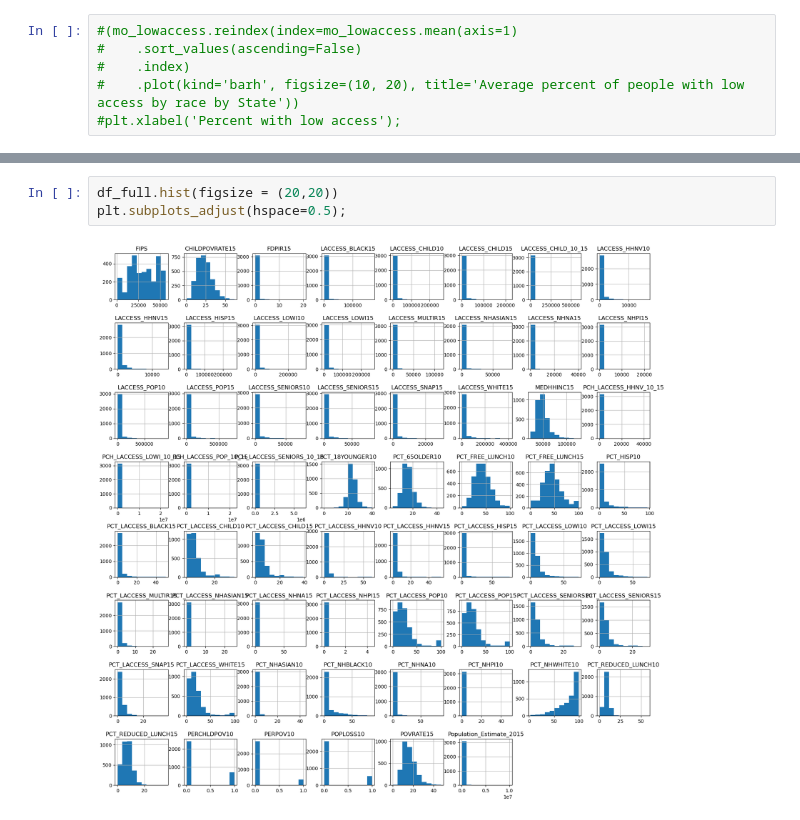
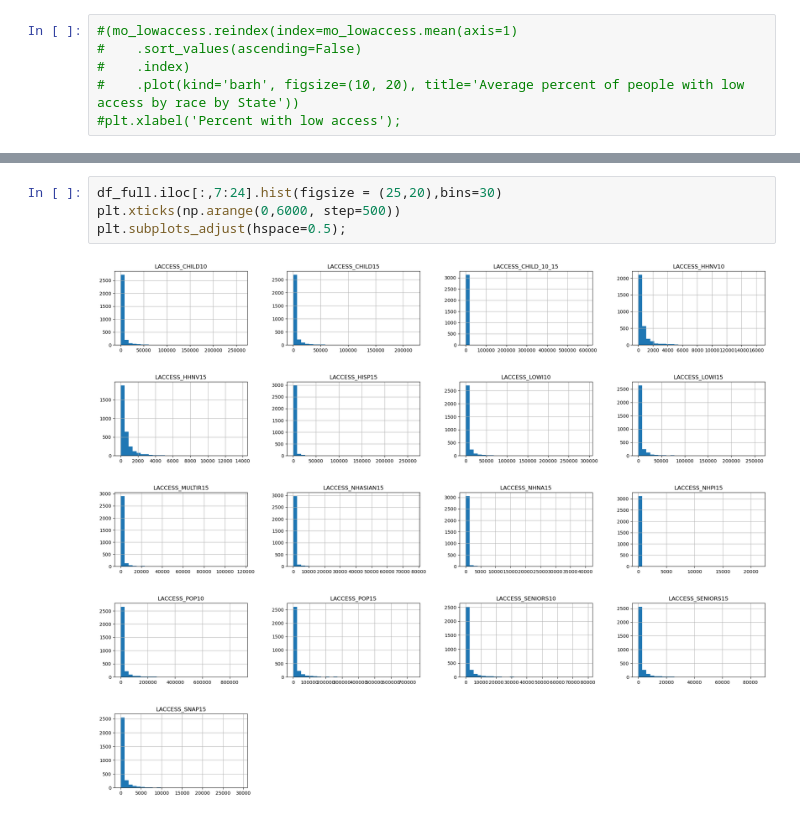
Before and after one commit to gabbycjames/DataScience_Capstone, a Jupyter notebook: DataWrangling.ipynb, the cells around one changed output, grey strips where cells are left out. Drawn from its saved outputs; the diff is of its cells as text.

```diff
--- a/DataWrangling.ipynb
+++ b/DataWrangling.ipynb
@@ -915,5 +920,6 @@ mo_lowaccess.head()
 # %%
-df_full.hist(figsize = (20,20))
+df_full.iloc[:,7:24].hist(figsize = (25,20),bins=30)
+plt.xticks(np.arange(0,6000, step=500))
 plt.subplots_adjust(hspace=0.5);
 # %% [output]
-[figure, old version]
+[figure, new version]
```
Also changed, not shown: parts of 2 cells of this notebook.
